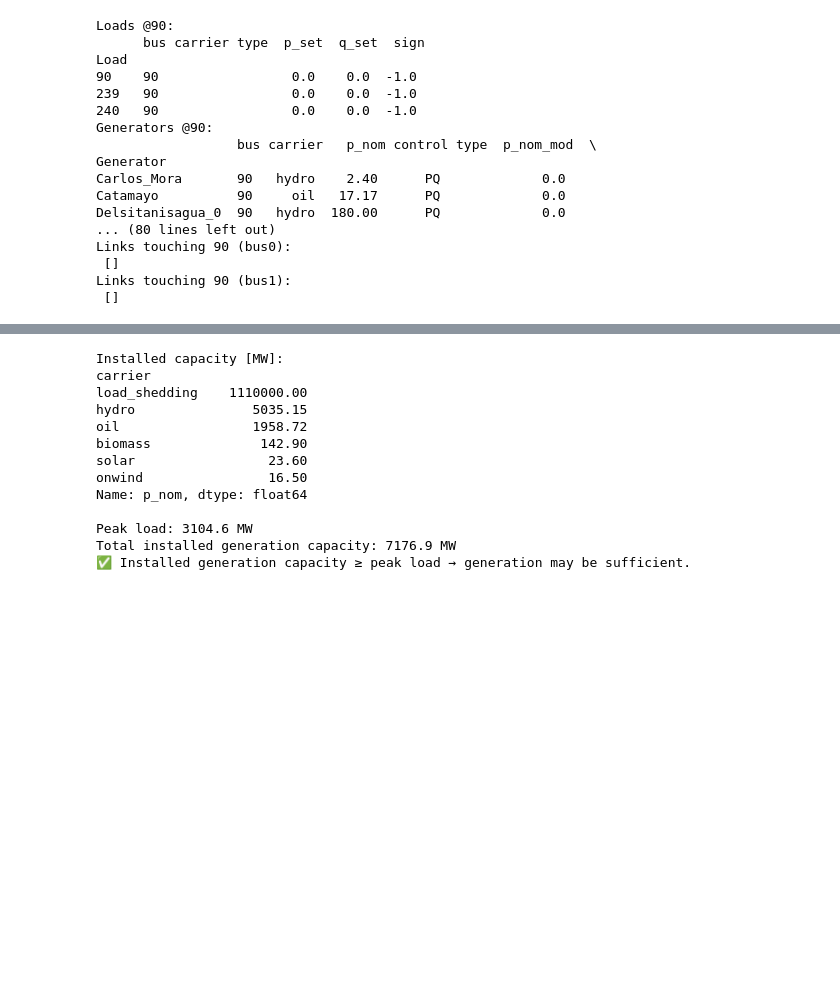
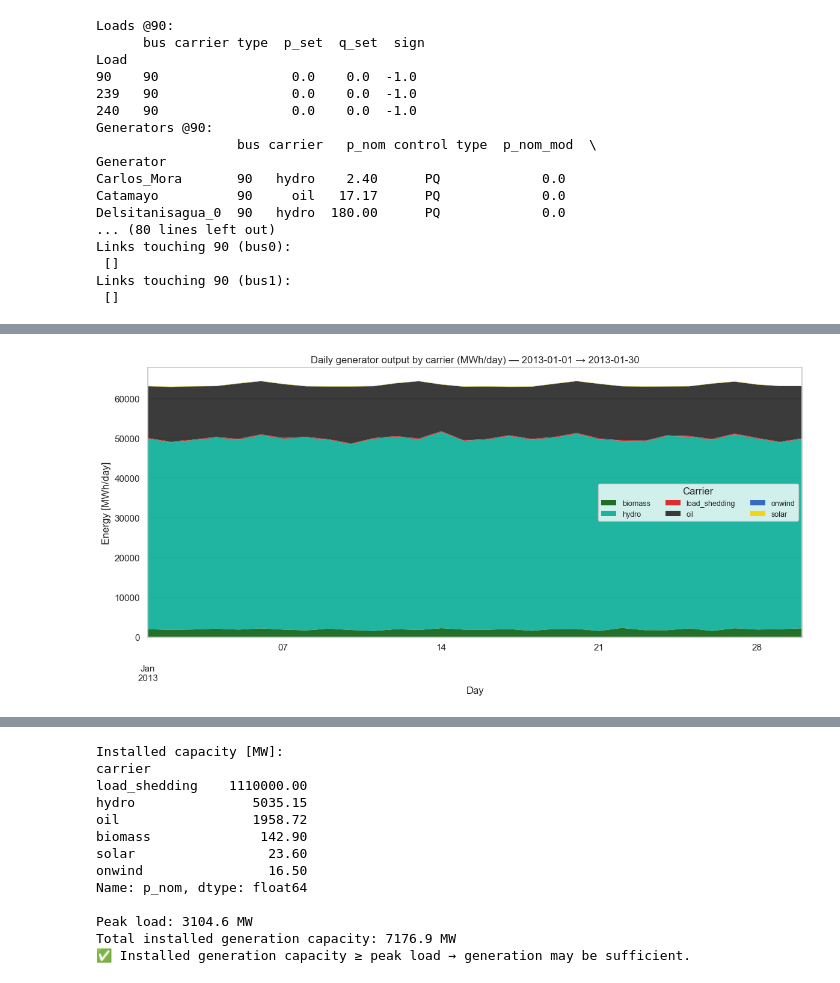
Before and after one commit to Fernando3161/EcuadorElectricGrid, a Jupyter notebook: notebooks/08_2017_Consistency_Check.ipynb, the cells around one changed output, grey strips where cells are left out. Drawn from its saved outputs; the diff is of its cells as text; code cells hidden in the pictures; blank space fills up the shorter version.

```diff
--- a/notebooks/08_2017_Consistency_Check.ipynb
+++ b/notebooks/08_2017_Consistency_Check.ipynb
@@ -1017,0 +1244,58 @@ plt.show()
+# %%
+import pandas as pd
+import numpy as np
+import matplotlib.pyplot as plt
+
+n = network  # alias
+
+def solved_snapshots(n, prefer=None):
+    """Return the snapshots that actually have results."""
+    if prefer is not None:
+        return pd.Index(prefer)
+    p = n.generators_t.p
+    return p.index[p.notna().any(axis=1)]
+
+# 1) pick the range to plot
+try:
+    plot_snaps = solved_snapshots(n, prefer=snapshots_subset)
+except NameError:
+    plot_snaps = solved_snapshots(n)
+
+# 2) slice to existing data only
+p = n.generators_t.p.loc[plot_snaps]                 # MW
+gen_to_carrier = n.generators["carrier"].astype(str)
+gen_to_carrier = gen_to_carrier.reindex(p.columns)   # align
+
+# 3) aggregate by carrier (hourly)
+p_by_carrier = p.groupby(gen_to_carrier, axis=1).sum().sort_index()
+
+# ================================
+# NEW PART → resample to daily sum
+# ================================
+# Ensure datetime index
+p_by_carrier.index = pd.to_datetime(p_by_carrier.index)
+
+# Daily sums in MWh/day
+p_daily = p_by_carrier.resample("D").sum()
+# ================================
+
+# colors from carriers table
+carrier_colors = {}
+try:
+    if hasattr(n, "carriers") and "color" in n.carriers.columns:
+        carrier_colors = n.carriers["color"].dropna().astype(str).to_dict()
+except Exception:
+    pass
+cols = [carrier_colors.get(c, None) for c in p_by_carrier.columns]
+
+# 4) plot daily time series (stacked area)
+plt.figure(figsize=(12,6))
+p_daily.plot.area(ax=plt.gca(), linewidth=0, alpha=0.9, color=cols)
+plt.title(f"Daily generator output by carrier (MWh/day) — {p_daily.index[0].date()} → {p_daily.index[-1].date()}")
+plt.xlabel("Day")
+plt.ylabel("Energy [MWh/day]")
+plt.legend(title="Carrier", ncol=3, fontsize=9)
+plt.tight_layout()
+plt.show()
+# %% [output]
+[figure, added]
```
Also changed, not shown: parts of 25 cells of this notebook.
